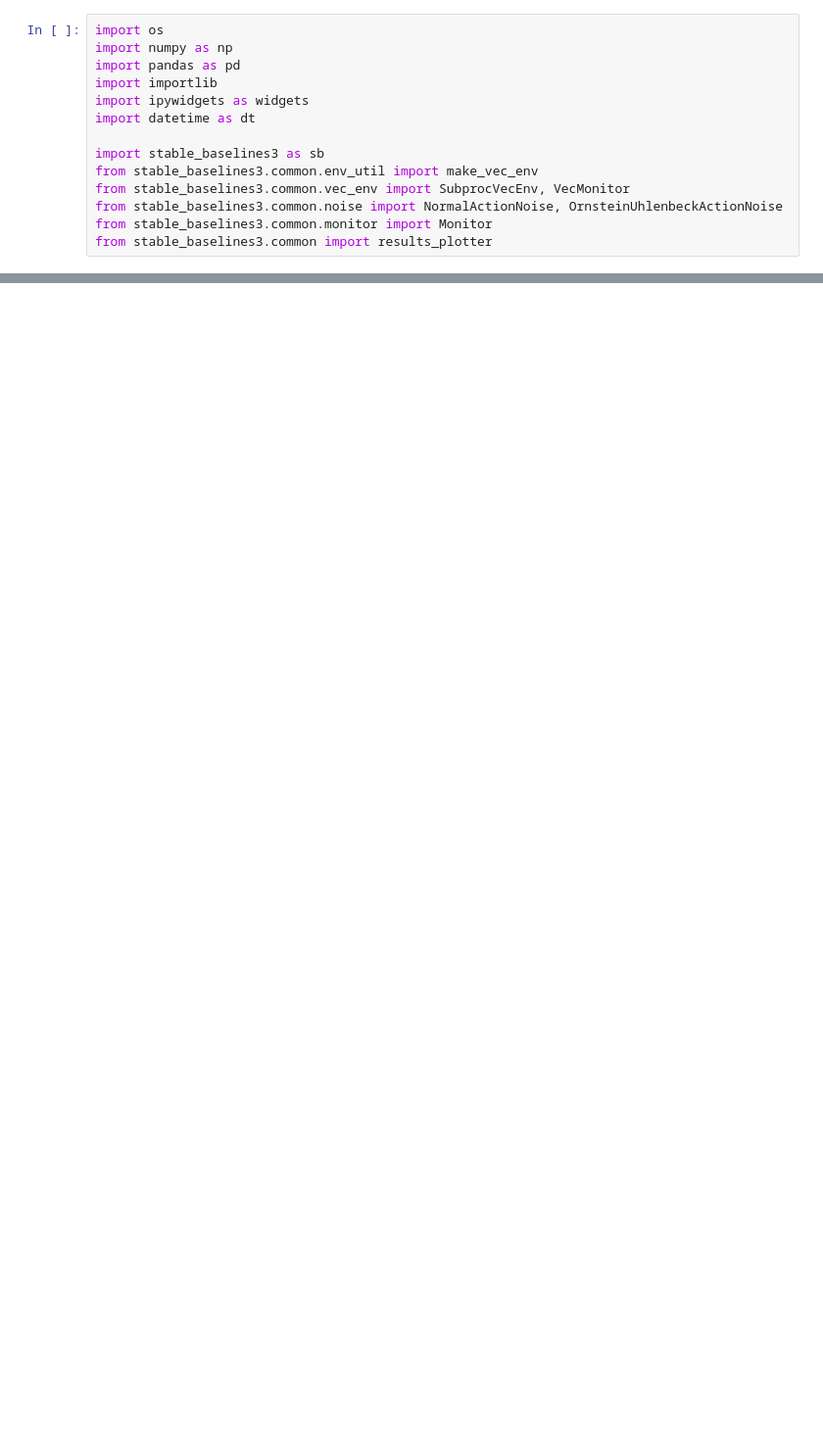
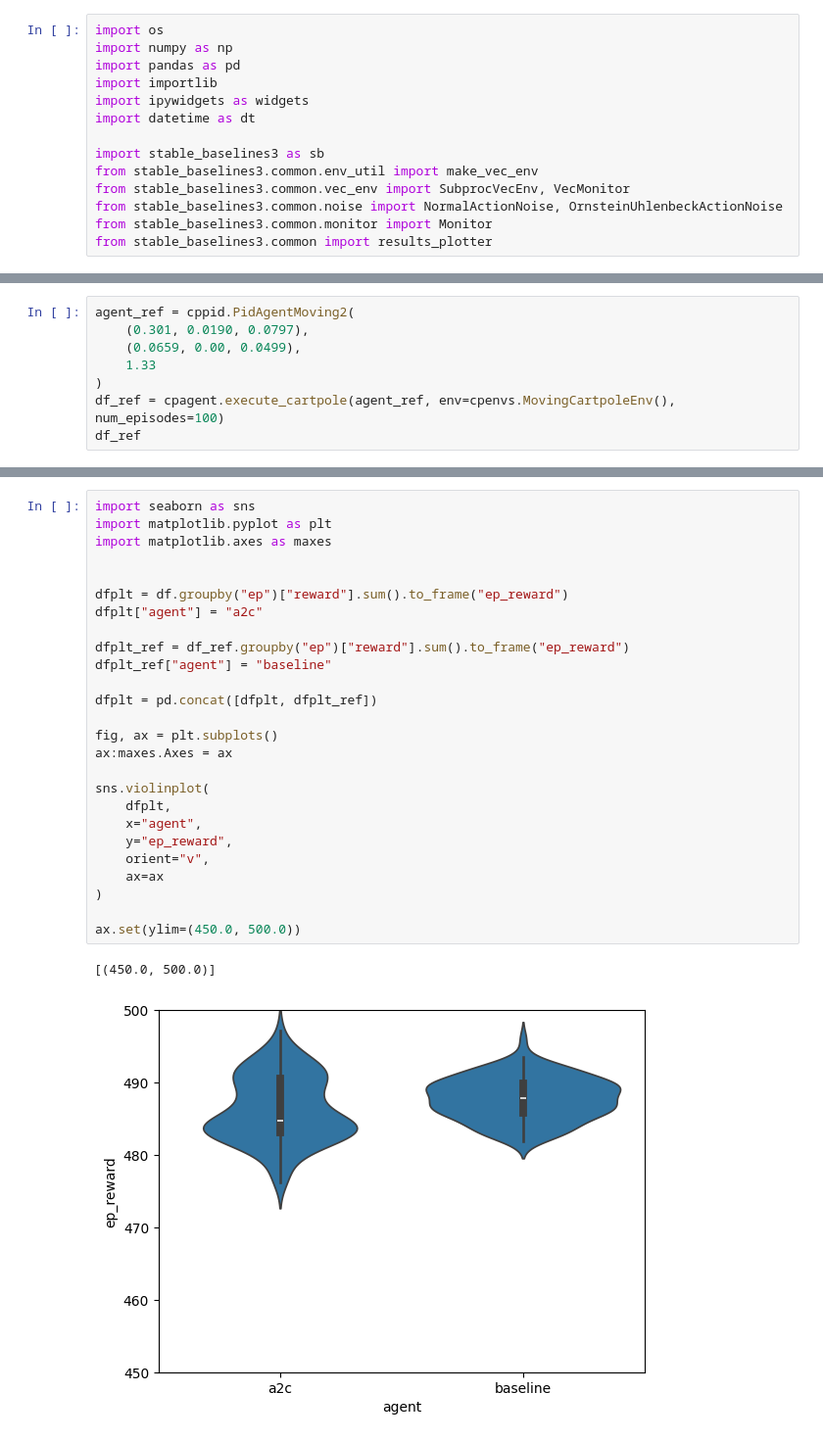
Before and after one commit to mirkoruether/studienarbeit-ml-controls, a Jupyter notebook: cartpole/cartpole_a2c.ipynb, the cells around one changed output, grey strips where cells are left out. Shown at 98% size. Saved outputs shown, nothing was run; the diff lists cells and outputs as text; blank space fills up the shorter version.

```diff
--- a/cartpole/cartpole_a2c.ipynb
+++ b/cartpole/cartpole_a2c.ipynb
@@ -101 +92,9 @@ fig = cprender.lineplot(df, ep=EP, incl_velo=True)
 fig.show()
+# %%
+agent_ref = cppid.PidAgentMoving2(
+    (0.301, 0.0190, 0.0797),
+    (0.0659, 0.00, 0.0499),
+    1.33
+)
+df_ref = cpagent.execute_cartpole(agent_ref, env=cpenvs.MovingCartpoleEnv(), num_episodes=100)
+df_ref
@@ -101,0 +115,29 @@ fig.show()
+# %%
+import seaborn as sns
+import matplotlib.pyplot as plt
+import matplotlib.axes as maxes
+
+
+dfplt = df.groupby("ep")["reward"].sum().to_frame("ep_reward")
+dfplt["agent"] = "a2c"
+
+dfplt_ref = df_ref.groupby("ep")["reward"].sum().to_frame("ep_reward")
+dfplt_ref["agent"] = "baseline"
+
+dfplt = pd.concat([dfplt, dfplt_ref])
+
+fig, ax = plt.subplots()
+ax:maxes.Axes = ax
+
+sns.violinplot(
+    dfplt,
+    x="agent",
+    y="ep_reward",
+    orient="v",
+    ax=ax
+)
+
+ax.set(ylim=(450.0, 500.0))
+# %% [output]
+[(450.0, 500.0)]
+[figure, added]
```
Also changed, not shown: parts of 8 cells of this notebook, 2 other files.
